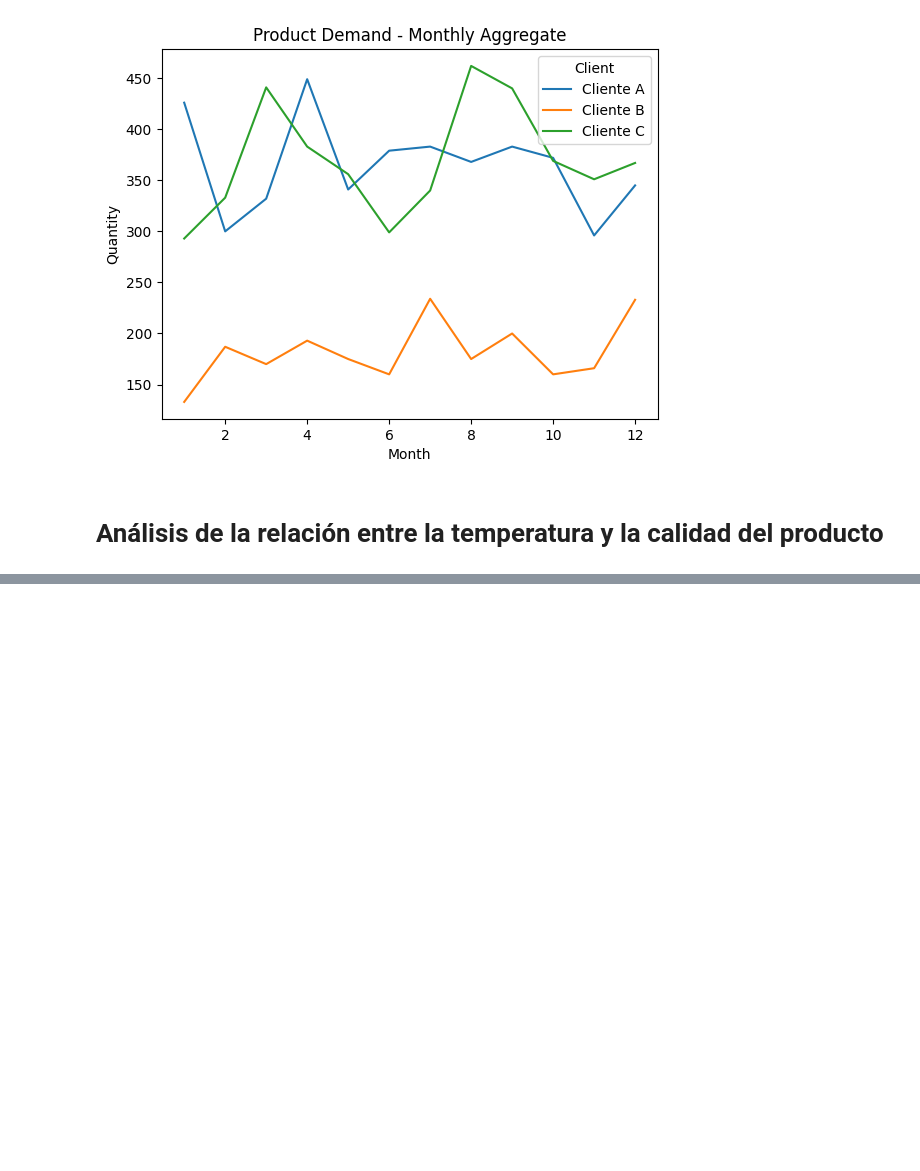
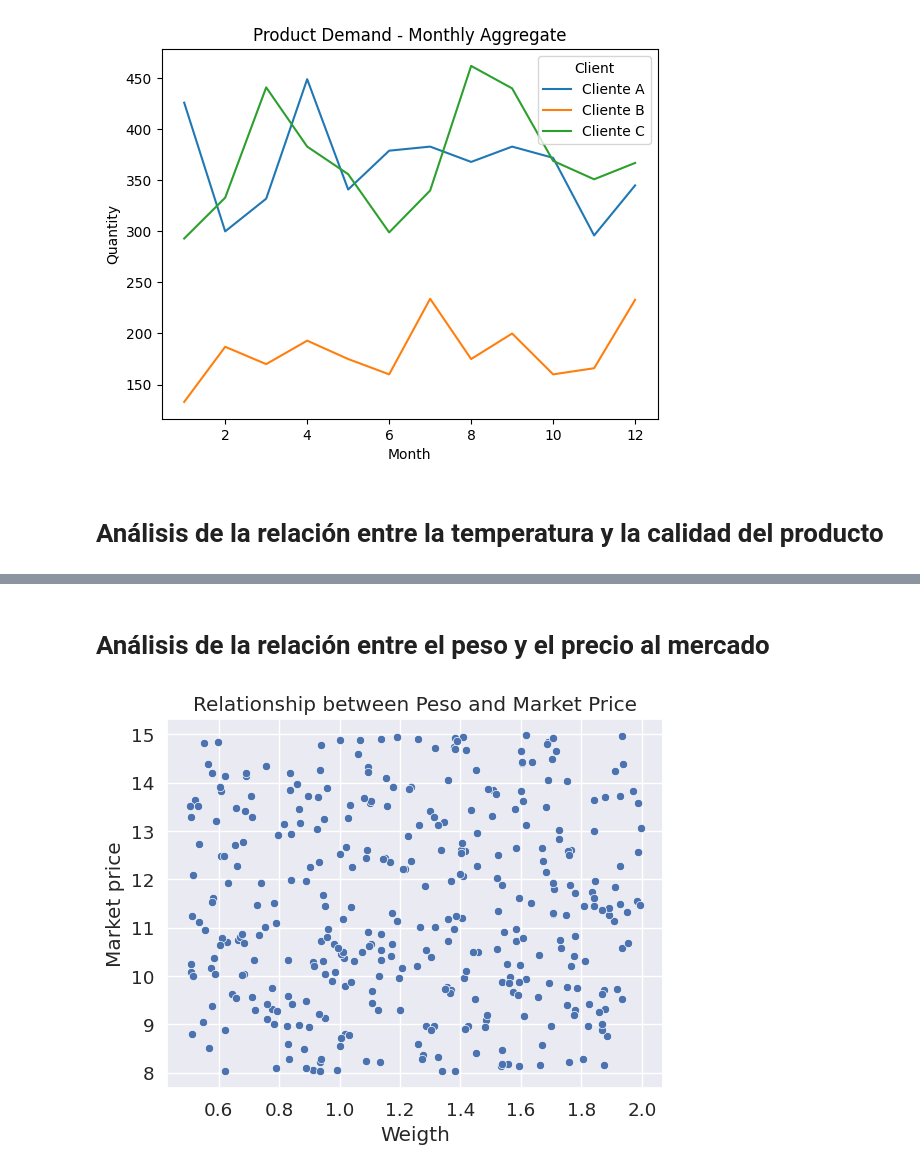
Before and after one commit to Fanton-cpu/demo4_ipynb, a Jupyter notebook: Frozen products.ipynb, the cells around one changed output, grey strips where cells are left out. Drawn from its saved outputs; the diff is of its cells as text; code cells hidden in the pictures; blank space fills up the shorter version.

```diff
--- a/Frozen products.ipynb
+++ b/Frozen products.ipynb
@@ -269,3 +310,13 @@ plt.show()
+# %% [markdown]
+# Análisis de la relación entre el peso y el precio al mercado
+# %%
+sns.scatterplot(data = frozen_header , x = 'Weight' , y = 'Market price')
+plt.title('Relationship between Peso and Market Price')
+plt.xlabel('Weigth')
+plt.ylabel('Market price')
+plt.show()
+# %% [output]
+[figure, added]
 # %% [markdown]
 <a style='text-decoration:none;line-height:16px;display:flex;color:#5B5B62;padding:10px;justify-content:end;' href='https://deepnote.com?utm_source=created-in-deepnote-cell&projectId=3d8a3cf7-bb98-4fa3-989b-a10c6393cda1' target="_blank">
 <img alt='Created in deepnote.com' style='display:inline;max-height:16px;margin:0px;margin-right:7.5px;' src='embedded-picture-1' > </img>
```
Also changed, not shown: parts of 8 cells of this notebook.
